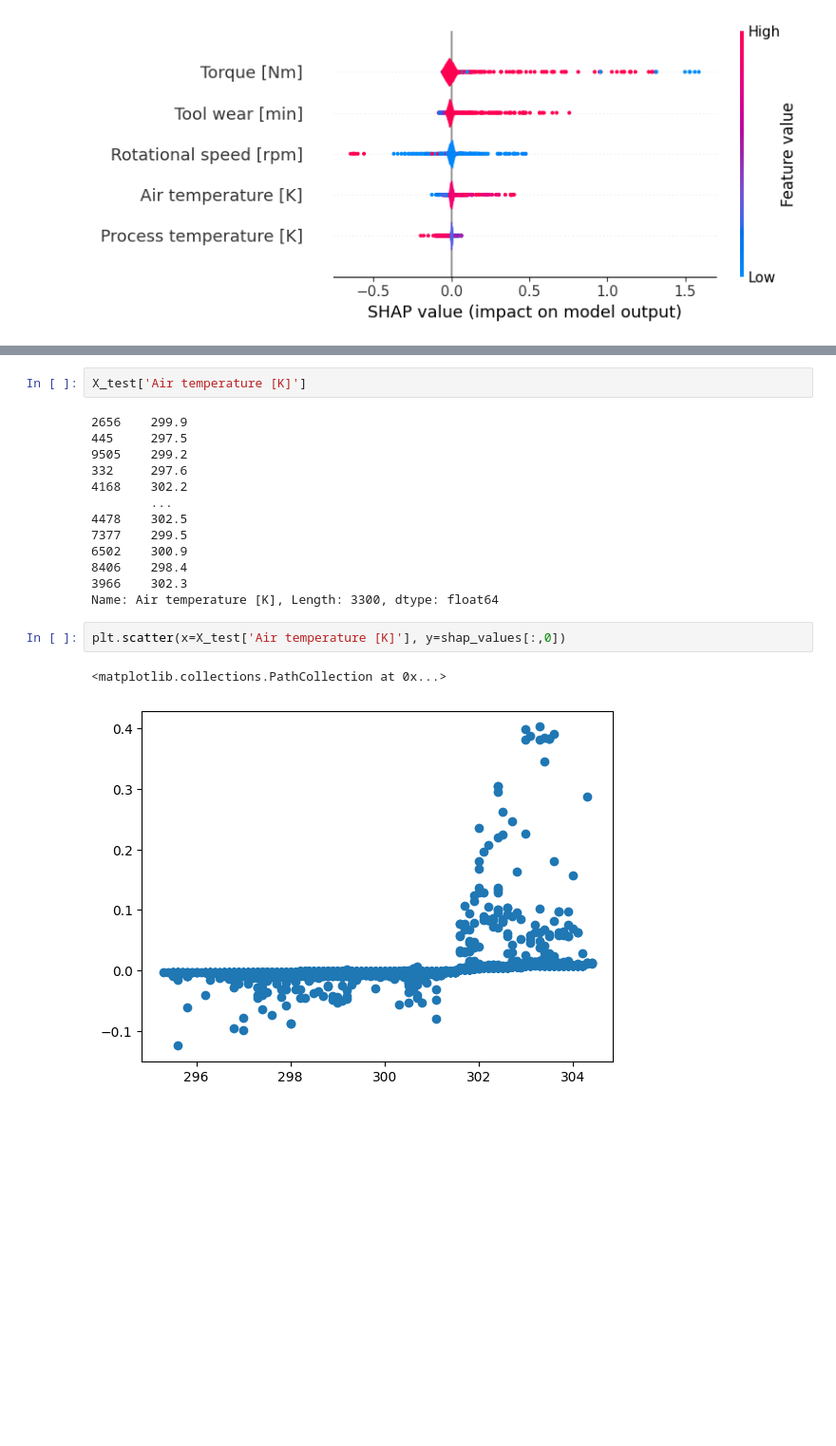
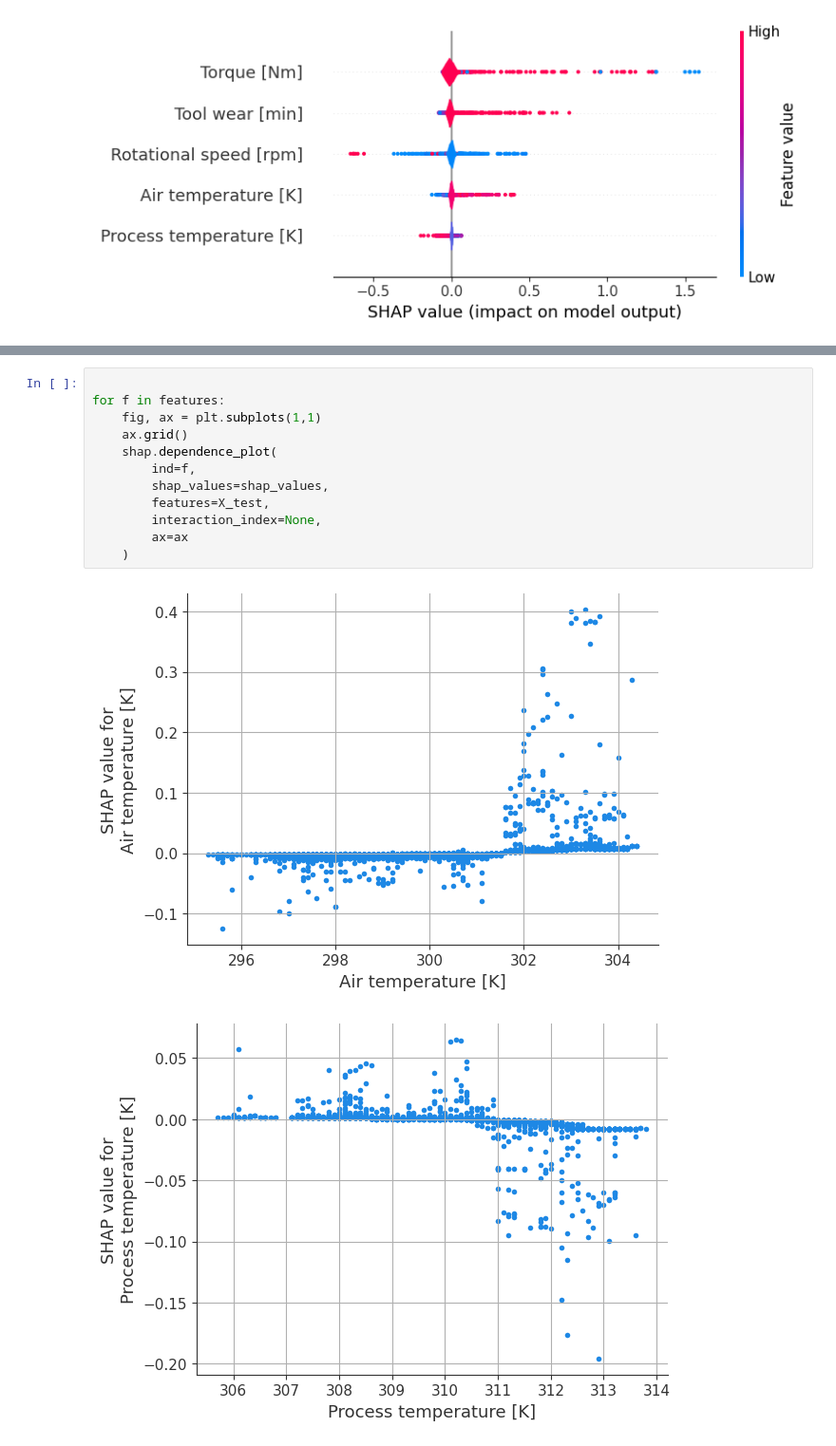
Before and after one commit to Sebastian1981/CBM_DataSimulator, a Jupyter notebook: notebooks/eda.ipynb, the cells around one changed output, grey strips where cells are left out. Shown at 95% size. Drawn from its saved outputs; the diff is of its cells as text; blank space fills up the shorter version.

```diff
--- a/notebooks/eda.ipynb
+++ b/notebooks/eda.ipynb
@@ -225,20 +227,15 @@ shap.decision_plot(
-# %%
-X_test['Air temperature [K]']
-# %% [output]
-2656    299.9
-445     297.5
-9505    299.2
-332     297.6
-4168    302.2
-        ...
-4478    302.5
-7377    299.5
-6502    300.9
-8406    298.4
-3966    302.3
-Name: Air temperature [K], Length: 3300, dtype: float64
-# %%
-plt.scatter(x=X_test['Air temperature [K]'], y=shap_values[:,0])
-# %% [output]
-<matplotlib.collections.PathCollection at 0x...>
-[figure, removed]
+# %%
+
+for f in features:
+    fig, ax = plt.subplots(1,1)
+    ax.grid()
+    shap.dependence_plot(
+        ind=f,
+        shap_values=shap_values,
+        features=X_test,
+        interaction_index=None,
+        ax=ax
+    )
+# %% [output]
+[figure, added]
+[figure, added]
```
Also changed, not shown: parts of 3 cells of this notebook.
